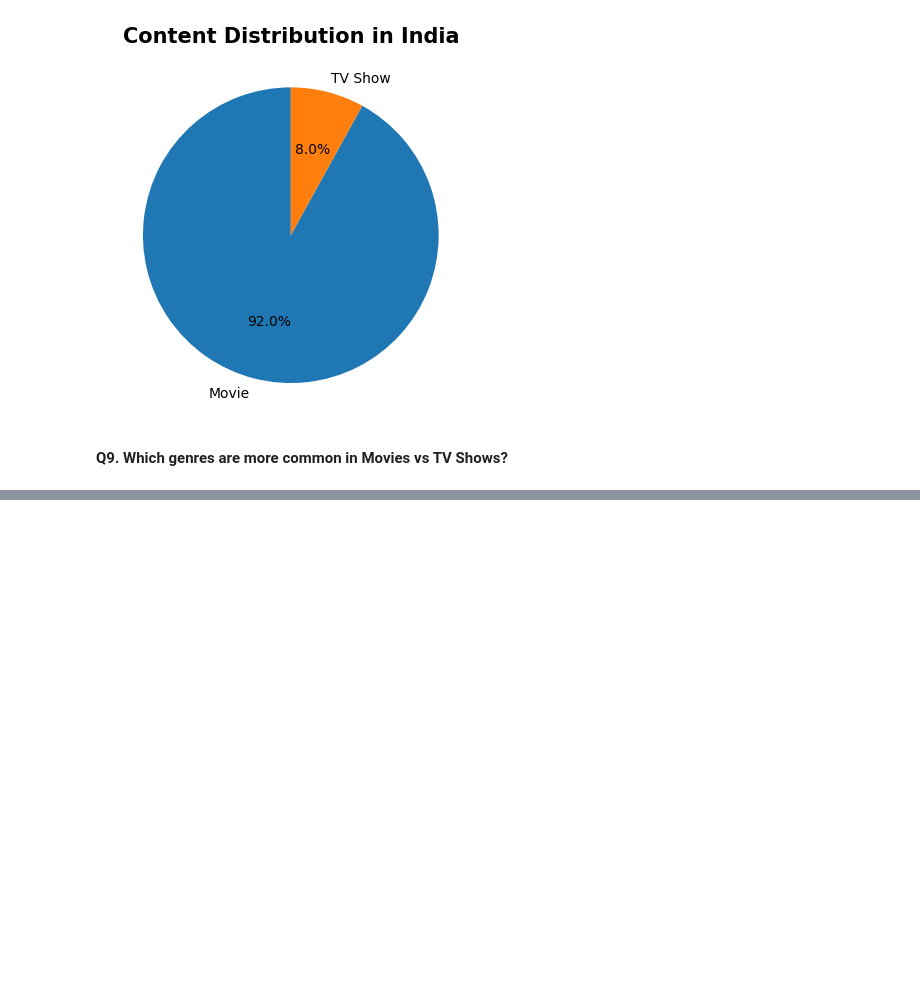
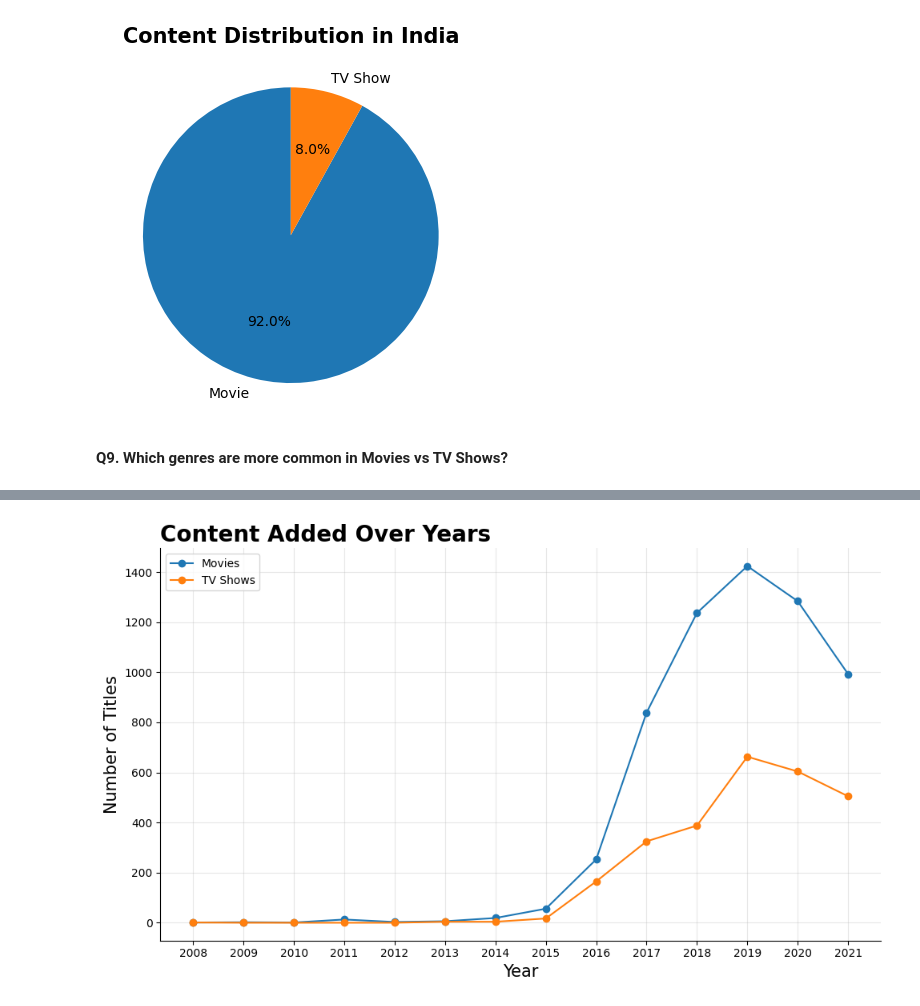
Before and after one commit to Abhaypanchal5/Data-Analytics-Portfolio, a Jupyter notebook: 04_End-To-End-Project/Netflix Analysis/NoteBook/notebook.ipynb, the cells around one changed output, grey strips where cells are left out. Saved outputs shown, nothing was run; the diff lists cells and outputs as text; code cells hidden in the pictures; blank space fills up the shorter version.

```diff
--- a/04_End-To-End-Project/Netflix Analysis/NoteBook/notebook.ipynb
+++ b/04_End-To-End-Project/Netflix Analysis/NoteBook/notebook.ipynb
@@ -641,0 +642,26 @@ plt.show()
+# %%
+df_content = df_copy
+df_content = df_content.pivot_table(index='Year_added',columns='type',aggfunc='size')
+df_content = df_content.reset_index()
+df_content = df_content.fillna(0)
+
+plt.figure(figsize=(10,6))
+
+plt.plot(df_content['Year_added'], df_content['Movie'], marker='o', label='Movies')
+plt.plot(df_content['Year_added'], df_content['TV Show'], marker='o', label='TV Shows')
+
+plt.title("Content Added Over Years", fontsize=20, weight='bold',loc='left')
+plt.xlabel("Year", fontsize=15)
+plt.ylabel("Number of Titles", fontsize=15)
+
+plt.xticks(df_content['Year_added'])
+plt.legend()
+plt.grid(alpha=0.3)
+
+ax = plt.gca()
+ax.spines[['right','top']].set_visible(False)
+
+plt.tight_layout()
+plt.show()
+# %% [output]
+[figure, added]
```
Also changed, not shown: parts of 2 cells of this notebook.
